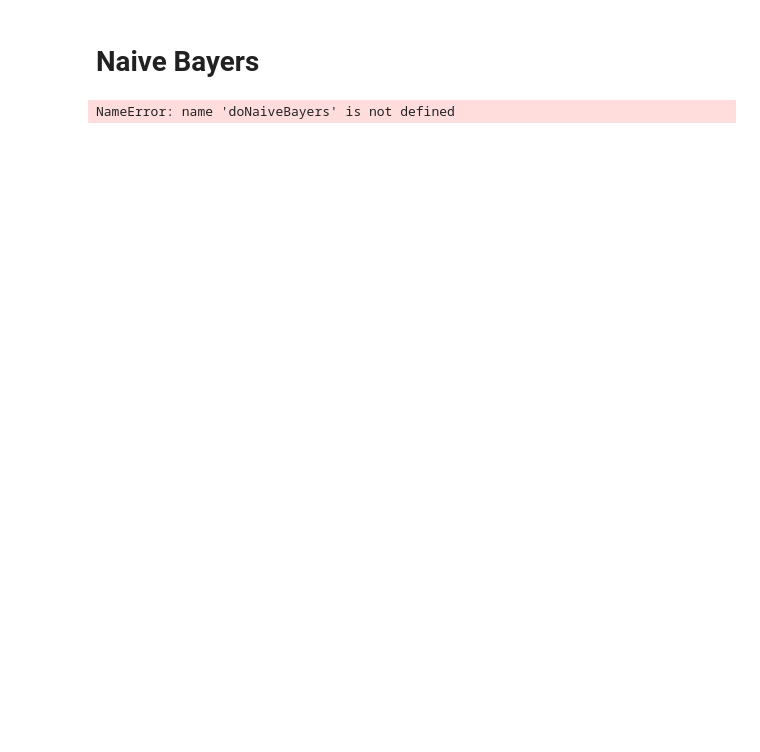
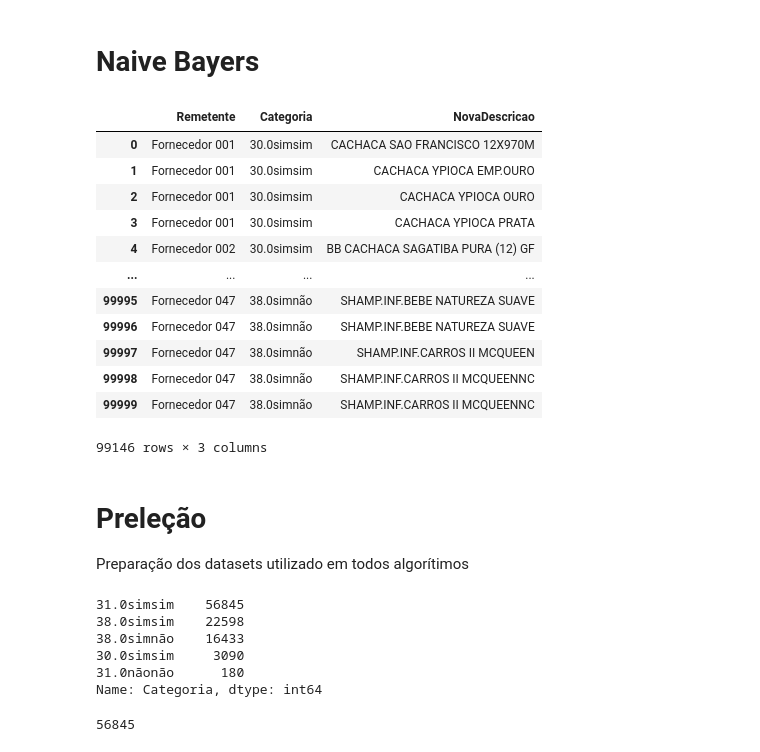
Before and after one commit to svponte/mdm, a Jupyter notebook: main.ipynb, the cells around one changed output. Drawn from its saved outputs; the diff is of its cells as text; code cells hidden in the pictures; blank space fills up the shorter version.

```diff
--- a/main.ipynb
+++ b/main.ipynb
@@ -83,6 +108,55 @@ dfNotas['Categoria'].value_counts().plot.bar()
 # %% [markdown]
 # Naive Bayers
 # %%
-print (doNaiveBayers(dfNotas))
+#print (doNaiveBayers(dfNotas))
+dfNotas
 # %% [output]
+|  | Remetente | Categoria | NovaDescricao |
+| 0 | Fornecedor 001 | 30.0simsim | CACHACA SAO FRANCISCO 12X970M |
+| 1 | Fornecedor 001 | 30.0simsim | CACHACA YPIOCA EMP.OURO |
+| 2 | Fornecedor 001 | 30.0simsim | CACHACA YPIOCA OURO |
+| 3 | Fornecedor 001 | 30.0simsim | CACHACA YPIOCA PRATA |
+| 4 | Fornecedor 002 | 30.0simsim | BB CACHACA SAGATIBA PURA (12) GF |
+| ... | ... | ... | ... |
+| 99995 | Fornecedor 047 | 38.0simnão | SHAMP.INF.BEBE NATUREZA SUAVE |
+| 99996 | Fornecedor 047 | 38.0simnão | SHAMP.INF.BEBE NATUREZA SUAVE |
+| 99997 | Fornecedor 047 | 38.0simnão | SHAMP.INF.CARROS II MCQUEEN |
+| 99998 | Fornecedor 047 | 38.0simnão | SHAMP.INF.CARROS II MCQUEENNC |
+| 99999 | Fornecedor 047 | 38.0simnão | SHAMP.INF.CARROS II MCQUEENNC |
-NameError: name 'doNaiveBayers' is not defined
+99146 rows × 3 columns
+# %% [markdown]
+# Preleção
+Preparação dos datasets utilizado em todos algorítimos
+# %%
+# Identifica quantas classes tem
+dfNotas['Categoria'].value_counts()
+# %% [output]
+31.0simsim    56845
+38.0simsim    22598
+38.0simnão    16433
+30.0simsim     3090
+31.0nãonão      180
+Name: Categoria, dtype: int64
+# %%
+# Separa os constadores
+count_class_0, count_class_1, count_class_2, count_class_3, count_class_4 = dfNotas['Categoria'].value_counts()
+
+# Divide datasets por classes
+df_class_0 = dfNotas[dfNotas['Categoria'] == 0]
+df_class_1 = dfNotas[dfNotas['Categoria'] == 1]
+df_class_2 = dfNotas[dfNotas['Categoria'] == 2]
+df_class_3 = dfNotas[dfNotas['Categoria'] == 3]
+df_class_4 = dfNotas[dfNotas['Categoria'] == 4]         # Classse MUITO pequena - UNDERSAMPLING
+
+# Equipara os tamanhos 30.0simsim que tem 3090 ocorrências
+# Foram equiparados ao tamanho da classe
+df_class_0 = df_class_0.sample(count_class_3)
+df_class_1 = df_class_0.sample(count_class_3)
+df_class_2 = df_class_0.sample(count_class_3)
+
+df_class_0_under = df_class_0.sample(count_class_1)
+
+# Agrupa novamente
+dfAjustado = pd.concat([df_class_0_under, df_class_1], axis=0)
+# %% [output]
+56845
```
Also changed, not shown: parts of 17 cells of this notebook, 5 other files.
